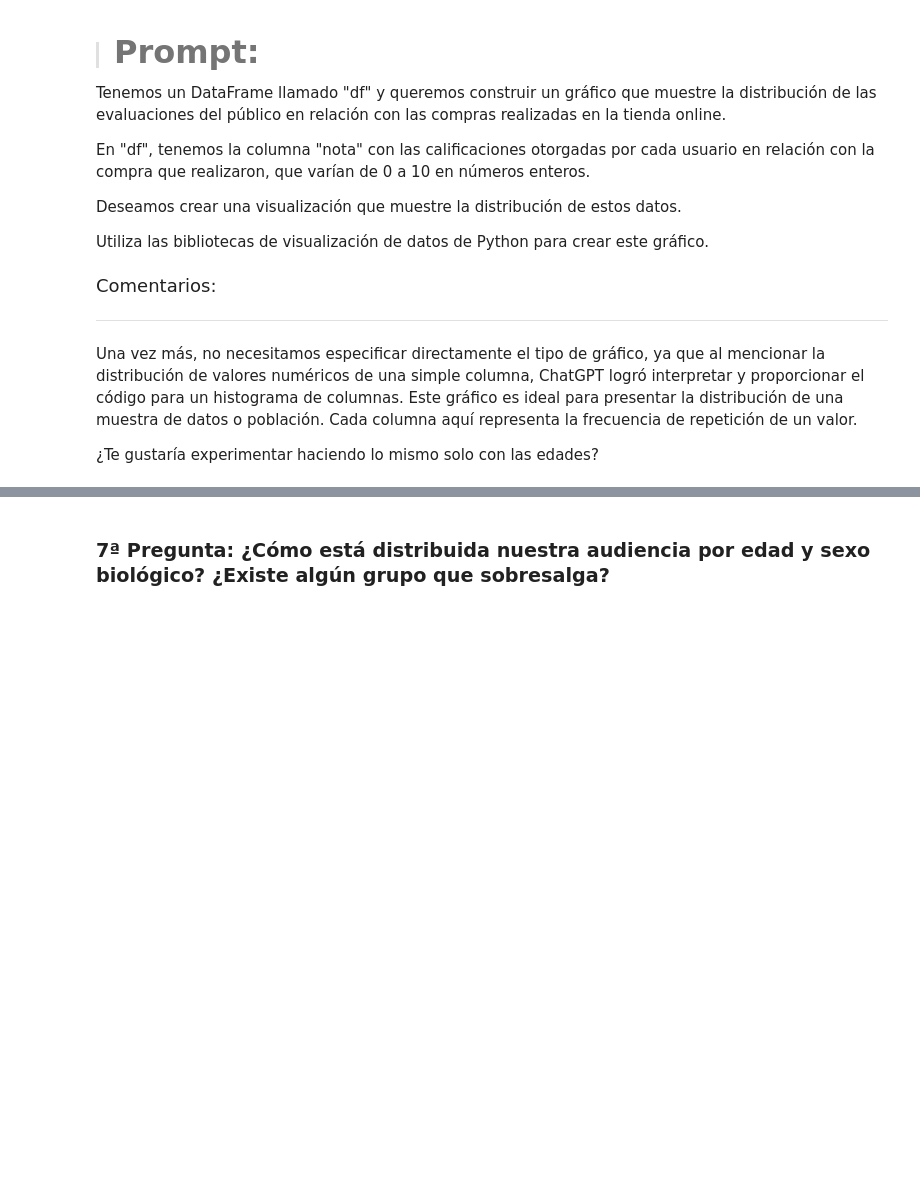
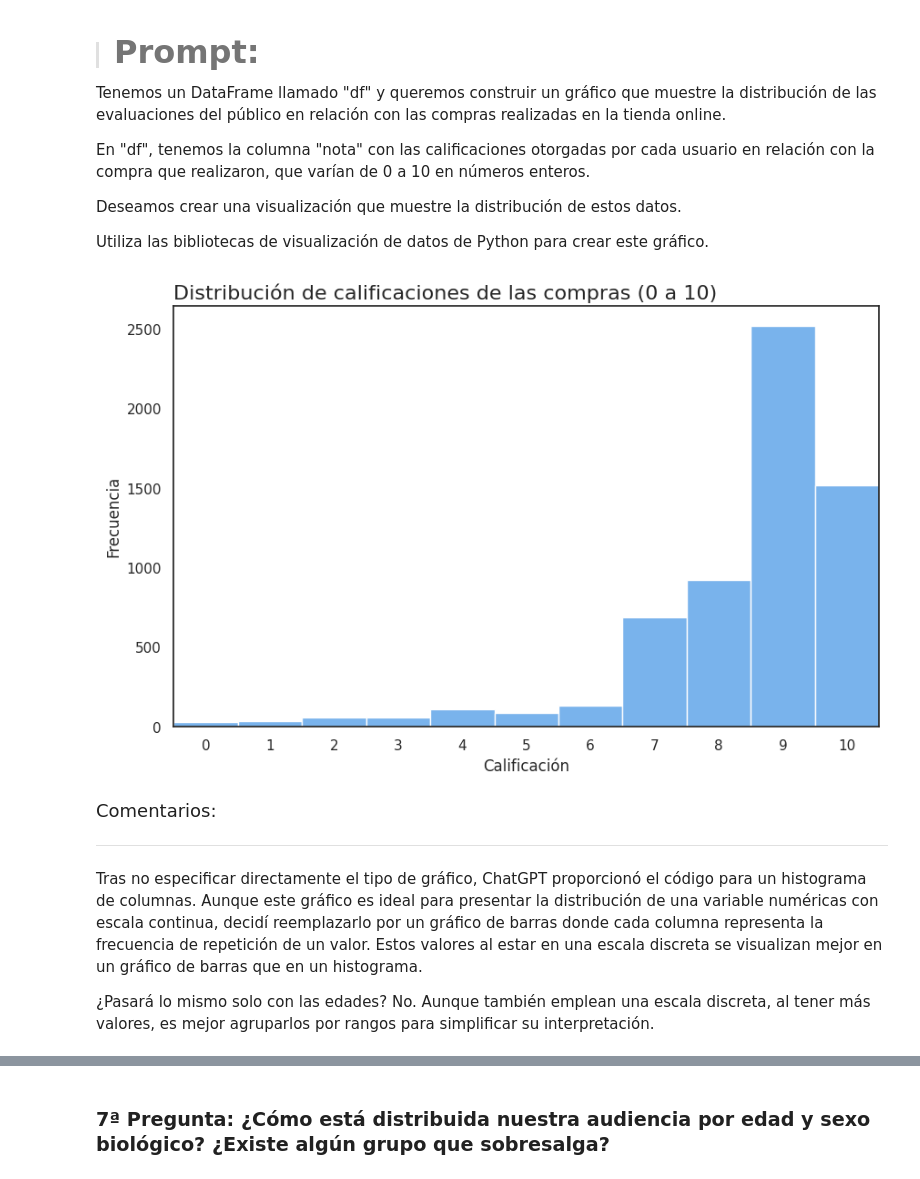
Before and after one commit to JLuceroVasquez/ia-aplicada-a-data-science-construccion-de-visualizaciones, a Jupyter notebook: IA_aplicada_a_ciencia_de_datos.ipynb, the cells around one changed output, grey strips where cells are left out. Cells and saved outputs as stored; diff of their text form; code cells hidden in the pictures; blank space fills up the shorter version.

```diff
--- a/IA_aplicada_a_ciencia_de_datos.ipynb
+++ b/IA_aplicada_a_ciencia_de_datos.ipynb
@@ -943,11 +989,34 @@ En "df", tenemos la columna "nota" con las calificaciones otorgadas por cada usu
 Deseamos crear una visualización que muestre la distribución de estos datos.
 
 Utiliza las bibliotecas de visualización de datos de Python para crear este gráfico.
+# %%
+# Contar cuántos participan y cuántos no
+nota_counts = df['nota'].value_counts()
+
+# Crear figura
+plt.figure(figsize=(10, 6))
+
+# Histograma de la columna "nota"
+sns.barplot(x=nota_counts.index,
+            y=nota_counts.values,
+            color='#66b3ff',
+            width=1 #Para agrandar las barras y colocarlas juntas
+            )
+
+# Personalizar el gráfico
+plt.title('Distribución de calificaciones de las compras (0 a 10)', fontsize=16, loc='left')
+plt.xlabel('Calificación')
+plt.ylabel('Frecuencia')
+
+# Mostrar gráfico
+plt.show()
+# %% [output]
+[figure, added]
 # %% [markdown]
 <font color="7b71ff" size=4> Comentarios: </font>
 
 ---
 
-Una vez más, no necesitamos especificar directamente el tipo de gráfico, ya que al mencionar la distribución de valores numéricos de una simple columna, ChatGPT logró interpretar y proporcionar el código para un histograma de columnas. Este gráfico es ideal para presentar la distribución de una muestra de datos o población. Cada columna aquí representa la frecuencia de repetición de un valor.
+Tras no especificar directamente el tipo de gráfico, ChatGPT proporcionó el código para un histograma de columnas. Aunque este gráfico es ideal para presentar la distribución de una variable numéricas con escala continua, decidí reemplazarlo por un gráfico de barras donde cada columna representa la frecuencia de repetición de un valor. Estos valores al estar en una escala discreta se visualizan mejor en un gráfico de barras que en un histograma.
 
-¿Te gustaría experimentar haciendo lo mismo solo con las edades?
+¿Pasará lo mismo solo con las edades? No. Aunque también emplean una escala discreta, al tener más valores, es mejor agruparlos por rangos para simplificar su interpretación.
```
Also changed, not shown: parts of 10 cells of this notebook.
